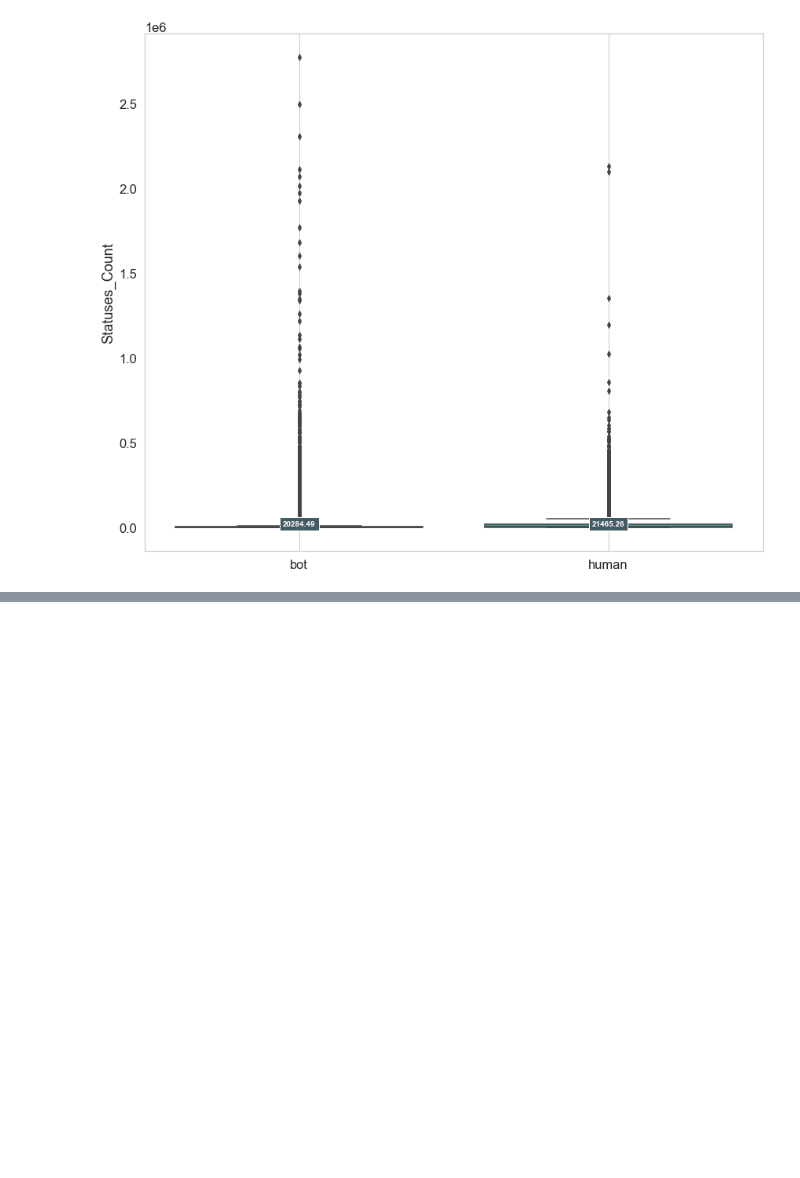
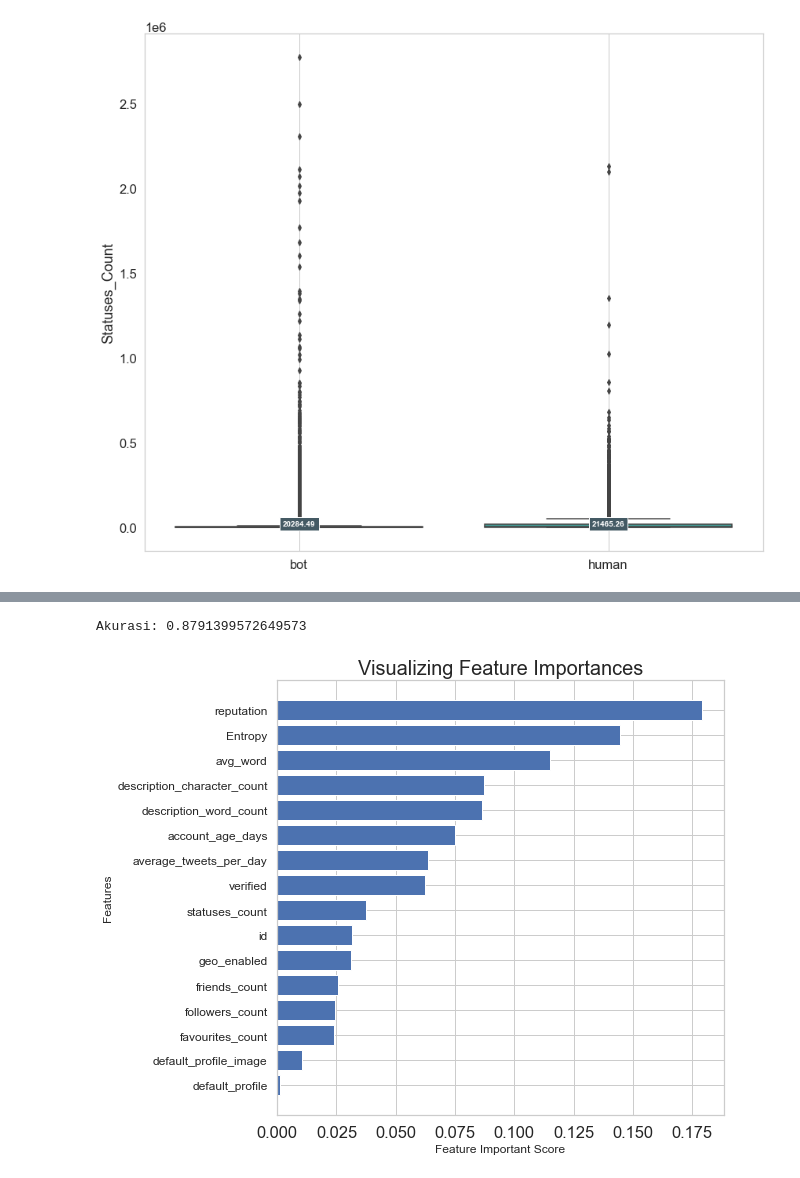
Before and after one commit to geofannyher/Bot-detection-random-forest, a Jupyter notebook: modelRandomForest.ipynb, the cells around one changed output, grey strips where cells are left out. Cells and saved outputs as stored; diff of their text form; code cells hidden in the pictures; blank space fills up the shorter version.

Commit message:
update model with accuration

```diff
--- a/modelRandomForest.ipynb
+++ b/modelRandomForest.ipynb
@@ -48,7 +72,7 @@ def compute_reputation(row):
 # %%
 # Preprocessing menjadikan ke boolean kolom
 boolean_cols: list = ["default_profile", "default_profile_image",
-                      "geo_enabled", "verified","lang"]
+                      "geo_enabled", "verified"]
 twitter_accounts_df = convert_bool_to_int(data=dataset, boolean_cols=boolean_cols)
 twitter_accounts_df.head()
 # %% [output]
@@ -350,7 +370,0 @@ TypeError: float() argument must be a string or a number, not 'Timestamp'
-# %%
-# Preprocess Response variable (account type)
-twitter_accounts_df[grouped] = twitter_accounts_df[grouped].astype('category')
-twitter_accounts_df.dtypes
-# %%
-twitter_accounts_df[grouped] = twitter_accounts_df[grouped].cat.codes
-twitter_accounts_df.head()
@@ -377,0 +395,3 @@ fitur = twitter_accounts_df_num
+# %%
+data_baru = twitter_accounts_df.drop(['created_at','description','location','lang','screen_name','profile_background_image_url','profile_image_url'], axis=1)
+data_baru.head()
@@ -403,3 +456,33 @@ print("Akurasi:", accuracy)
+# %%
+# Pisahkan data menjadi data latih dan data uji
+# X_train, X_test, y_train, y_test = train_test_split(fitur, label, test_size=0.2, random_state=42)
+
+# Membuat model Random Forest Classifier
+model = RandomForestClassifier(n_estimators=100, random_state=42)
+
+# Melatih model dengan data latih
+model.fit(X_train, y_train)
+
+# plt.bar(X.columns, model.feature_importances_)
+# plt.xticks(rotation=90)
+# plt.show()
+
+tree_feature =  pd.Series(model.feature_importances_, X.columns).sort_values(ascending = True)
+plt.figure(figsize = (8,8))
+plt.barh(X.columns, tree_feature)
+plt.xlabel('Feature Important Score', fontsize = 12)
+plt.ylabel('Features', fontsize = 12)
+plt.yticks(fontsize = 12)
+plt.title('Visualizing Feature Importances', fontsize = 20)
+# Memprediksi label pada data uji
+y_pred = model.predict(X_test)
+
+# Menghitung akurasi
+accuracy = accuracy_score(y_test, y_pred)
+print("Akurasi:", accuracy)
+# %% [output]
+Akurasi: 0.8791399572649573
+[figure, added]
 # %%
 cm = confusion_matrix(y_test, y_pred)
 
```
Also changed, not shown: parts of 18 cells of this notebook, 5 other files.
